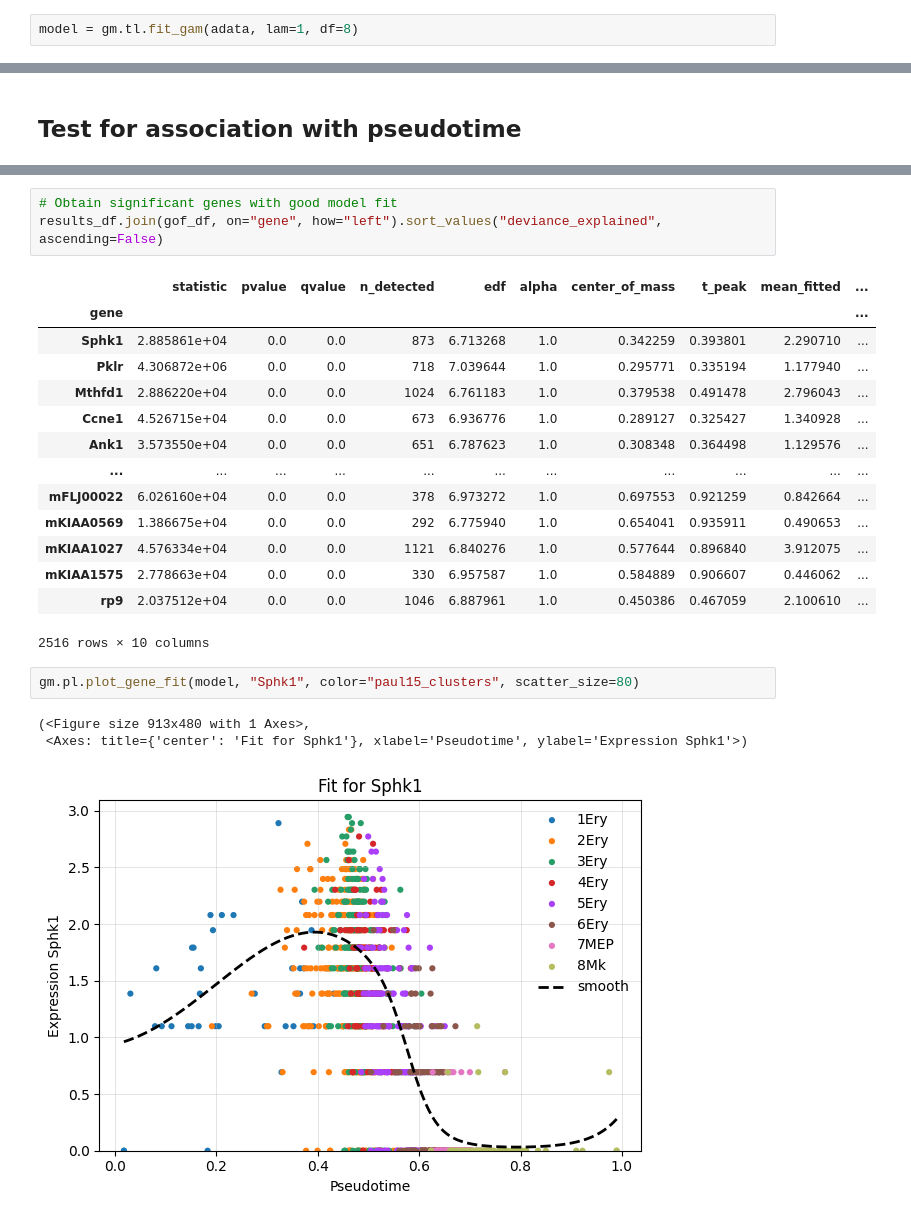
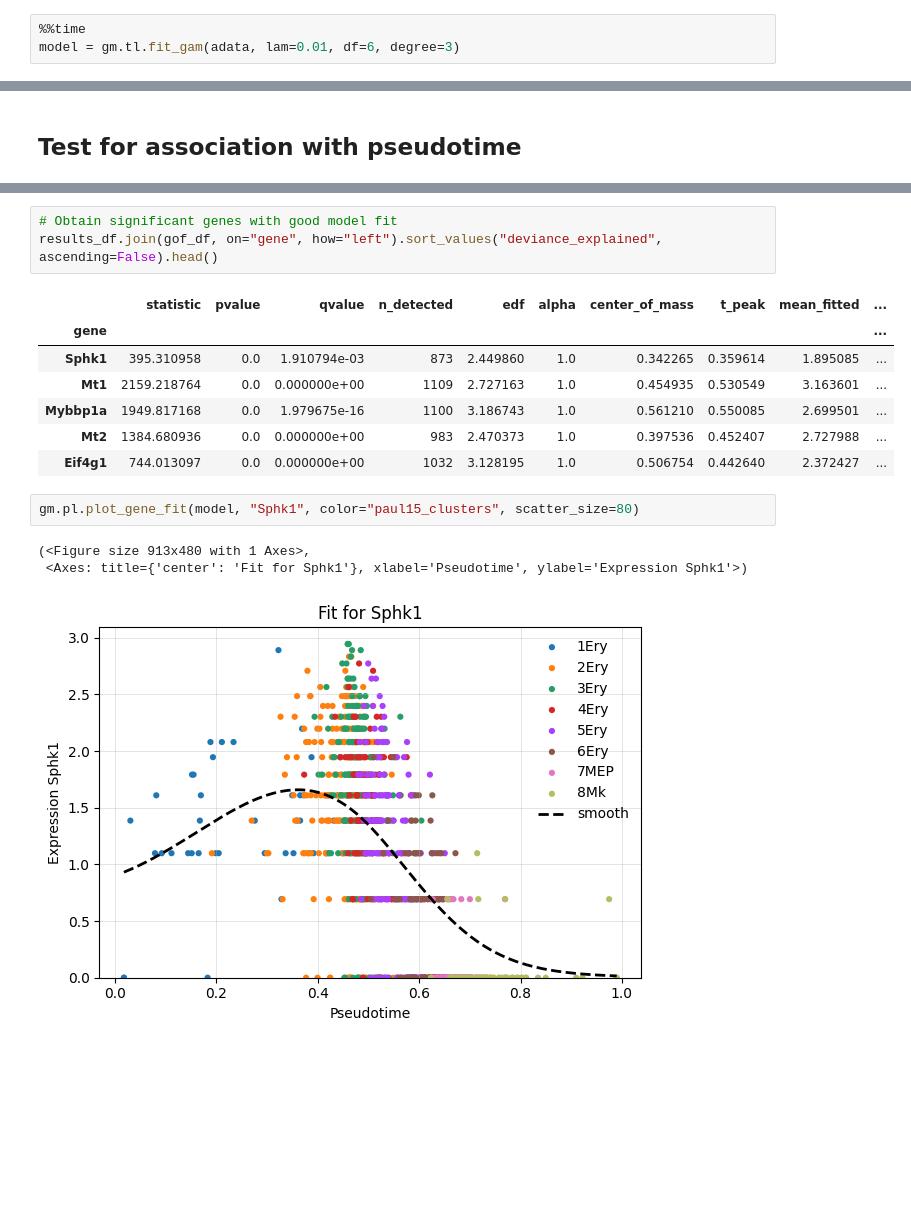
Before and after one commit to lukasadam/gamache, a Jupyter notebook: docs/notebooks/01_Fit_GAM_to_trajectory.ipynb, the cells around one changed output, grey strips where cells are left out. Drawn from its saved outputs; the diff is of its cells as text; blank space fills up the shorter version.

```diff
--- a/docs/notebooks/01_Fit_GAM_to_trajectory.ipynb
+++ b/docs/notebooks/01_Fit_GAM_to_trajectory.ipynb
@@ -99,2 +104,3 @@ You are encouraged to experiment with different values to observe how they affec
 # %%
-model = gm.tl.fit_gam(adata, lam=1, df=8)
+%%time
+model = gm.tl.fit_gam(adata, lam=0.01, df=6, degree=3)
@@ -149,24 +158,17 @@ gm.pl.plot_gene_heatmap(adata, list(results_df.index), cmap="RdBu_r", show_gene_
 # %%
 # Obtain significant genes with good model fit
-results_df.join(gof_df, on="gene", how="left").sort_values("deviance_explained", ascending=False)
+results_df.join(gof_df, on="gene", how="left").sort_values("deviance_explained", ascending=False).head()
 # %% [output]
 |  | statistic | pvalue | qvalue | n_detected | edf | alpha | center_of_mass | t_peak | mean_fitted | ... |
 | gene |  |  |  |  |  |  |  |  |  | ... |
-| Sphk1 | 2.885861e+04 | 0.0 | 0.0 | 873 | 6.713268 | 1.0 | 0.342259 | 0.393801 | 2.290710 | ... |
-| Pklr | 4.306872e+06 | 0.0 | 0.0 | 718 | 7.039644 | 1.0 | 0.295771 | 0.335194 | 1.177940 | ... |
-| Mthfd1 | 2.886220e+04 | 0.0 | 0.0 | 1024 | 6.761183 | 1.0 | 0.379538 | 0.491478 | 2.796043 | ... |
-| Ccne1 | 4.526715e+04 | 0.0 | 0.0 | 673 | 6.936776 | 1.0 | 0.289127 | 0.325427 | 1.340928 | ... |
-| Ank1 | 3.573550e+04 | 0.0 | 0.0 | 651 | 6.787623 | 1.0 | 0.308348 | 0.364498 | 1.129576 | ... |
-| ... | ... | ... | ... | ... | ... | ... | ... | ... | ... | ... |
-| mFLJ00022 | 6.026160e+04 | 0.0 | 0.0 | 378 | 6.973272 | 1.0 | 0.697553 | 0.921259 | 0.842664 | ... |
-| mKIAA0569 | 1.386675e+04 | 0.0 | 0.0 | 292 | 6.775940 | 1.0 | 0.654041 | 0.935911 | 0.490653 | ... |
-| mKIAA1027 | 4.576334e+04 | 0.0 | 0.0 | 1121 | 6.840276 | 1.0 | 0.577644 | 0.896840 | 3.912075 | ... |
-| mKIAA1575 | 2.778663e+04 | 0.0 | 0.0 | 330 | 6.957587 | 1.0 | 0.584889 | 0.906607 | 0.446062 | ... |
-| rp9 | 2.037512e+04 | 0.0 | 0.0 | 1046 | 6.887961 | 1.0 | 0.450386 | 0.467059 | 2.100610 | ... |
+| Sphk1 | 395.310958 | 0.0 | 1.910794e-03 | 873 | 2.449860 | 1.0 | 0.342265 | 0.359614 | 1.895085 | ... |
+| Mt1 | 2159.218764 | 0.0 | 0.000000e+00 | 1109 | 2.727163 | 1.0 | 0.454935 | 0.530549 | 3.163601 | ... |
+| Mybbp1a | 1949.817168 | 0.0 | 1.979675e-16 | 1100 | 3.186743 | 1.0 | 0.561210 | 0.550085 | 2.699501 | ... |
+| Mt2 | 1384.680936 | 0.0 | 0.000000e+00 | 983 | 2.470373 | 1.0 | 0.397536 | 0.452407 | 2.727988 | ... |
+| Eif4g1 | 744.013097 | 0.0 | 0.000000e+00 | 1032 | 3.128195 | 1.0 | 0.506754 | 0.442640 | 2.372427 | ... |
-2516 rows × 10 columns
 # %%
 gm.pl.plot_gene_fit(model, "Sphk1", color="paul15_clusters", scatter_size=80)
 # %% [output]
 (<Figure size 913x480 with 1 Axes>,
  <Axes: title={'center': 'Fit for Sphk1'}, xlabel='Pseudotime', ylabel='Expression Sphk1'>)
-[figure, old version]
+[figure, new version]
```
Also changed, not shown: parts of 5 cells of this notebook, 2 other files.
